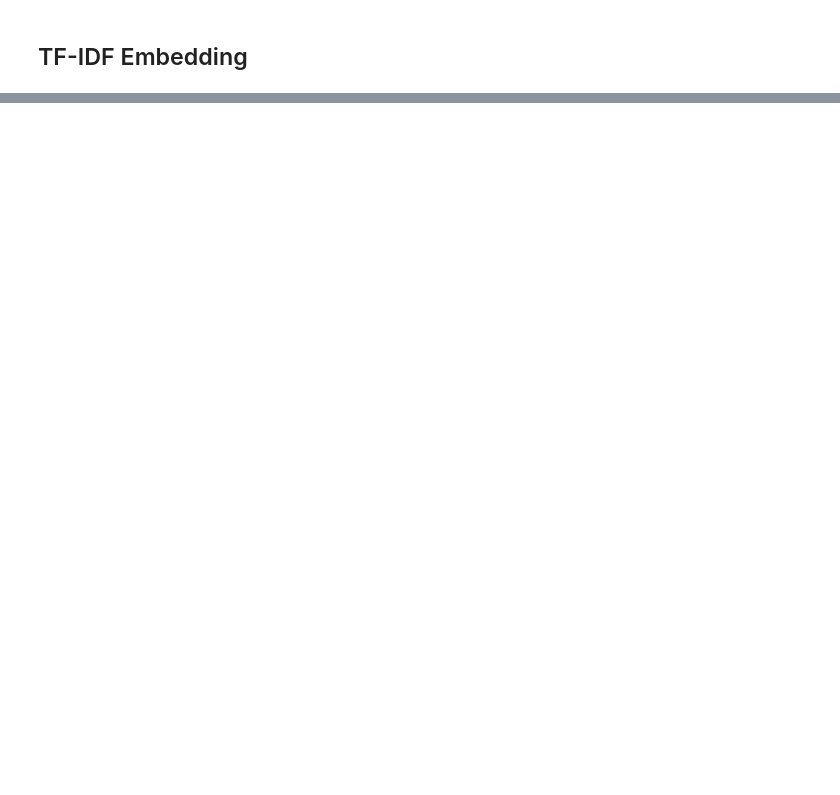
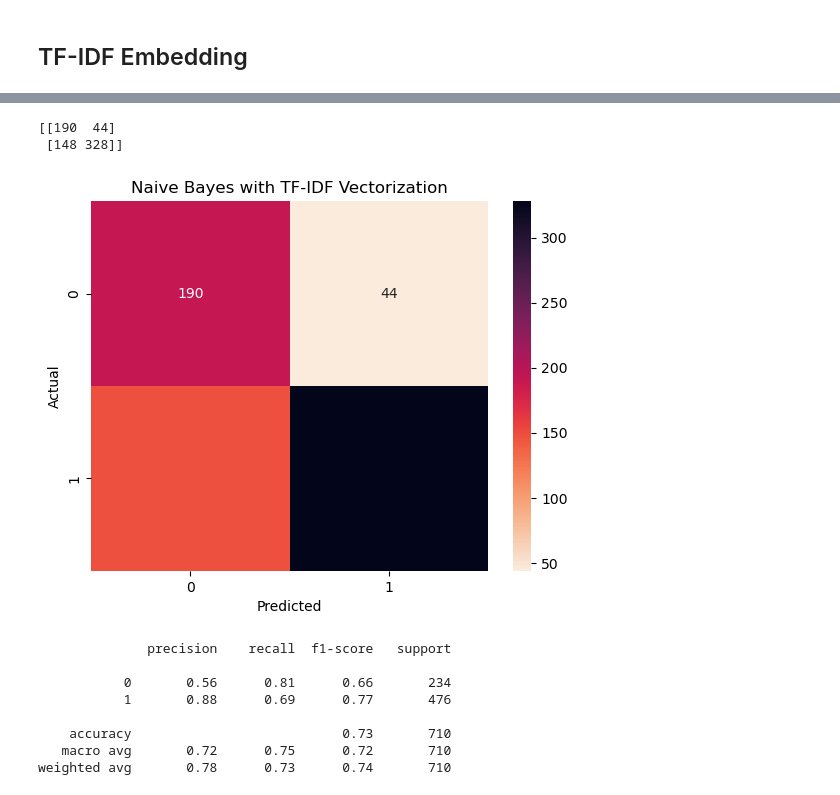
Before and after one commit to Yichen-Z/cis583_project, a Jupyter notebook: detect_stress.ipynb, the cells around one changed output, grey strips where cells are left out. Saved outputs shown, nothing was run; the diff lists cells and outputs as text; code cells hidden in the pictures; blank space fills up the shorter version.

```diff
--- a/detect_stress.ipynb
+++ b/detect_stress.ipynb
@@ -404,0 +478,14 @@ from sklearn.metrics import confusion_matrix,classification_report
+# %%
+get_basic_report(model=nb_td, features=X_test_td, target=y_test_td, plot_title='Naive Bayes with TF-IDF Vectorization')
+# %% [output]
+[[190  44]
+ [148 328]]
+[figure, added]
+              precision    recall  f1-score   support
+
+           0       0.56      0.81      0.66       234
+           1       0.88      0.69      0.77       476
+
+    accuracy                           0.73       710
+   macro avg       0.72      0.75      0.72       710
+weighted avg       0.78      0.73      0.74       710
```
Also changed, not shown: parts of 7 cells of this notebook.
